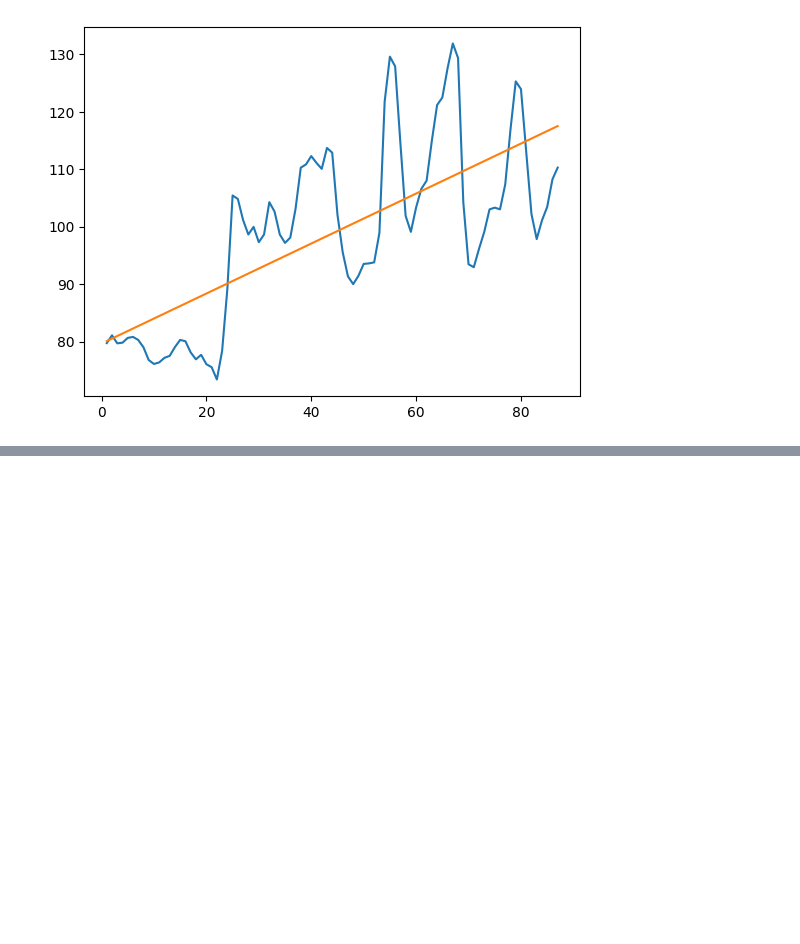
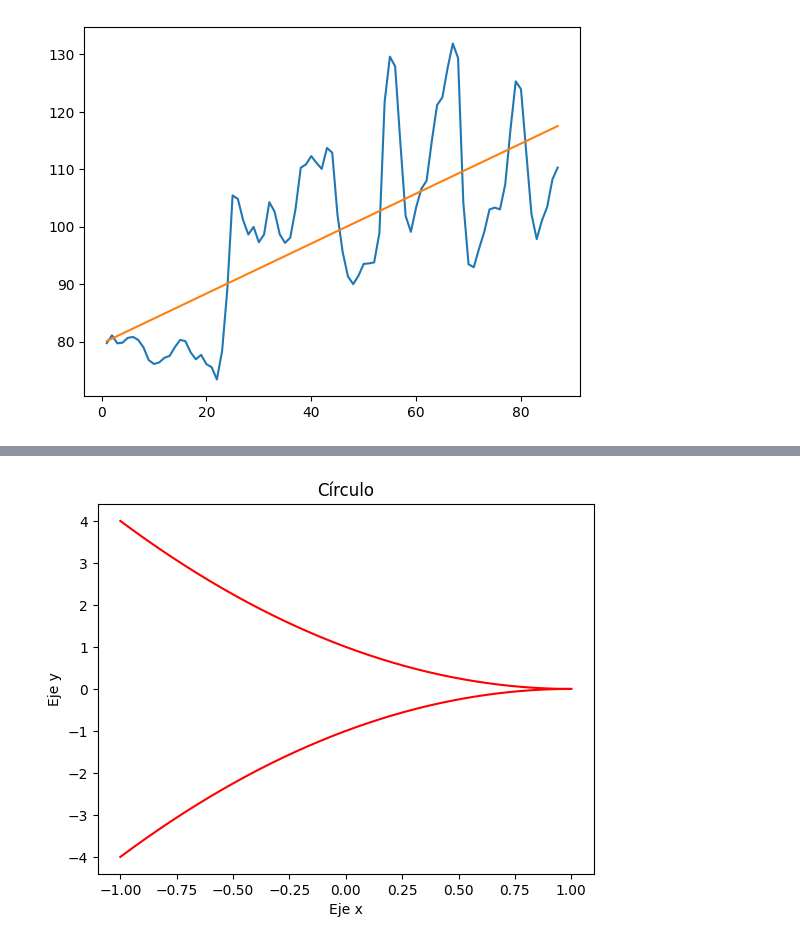
Before and after one commit to Maucho6340/2044-numpy-analisis-numerico-eficiente-con-python, a Jupyter notebook: Numpy.ipynb, the cells around one changed output, grey strips where cells are left out. Saved outputs shown, nothing was run; the diff lists cells and outputs as text; code cells hidden in the pictures; blank space fills up the shorter version.

```diff
--- a/Numpy.ipynb
+++ b/Numpy.ipynb
@@ -384,0 +443,25 @@ plt.plot(x_r,y_r)
+# %%
+# OPCIÓN C
+import numpy as np
+import matplotlib.pyplot as plt
+
+# Generar una secuencia de valores de x de -1 a 1
+x = np.arange(-1, 1, 0.0001)
+
+# Implementación de la fórmula
+y1 = np.power(1 - x, 2)
+y2 = -np.power(1 - x, 2)
+
+# Graficar el gráfico con las dos partes del círculo
+plt.plot(x, y1, 'r')
+plt.plot(x, y2, 'r' )
+
+# Agregar el título del gráfico y las etiquetas de los ejes x e y
+plt.title("Círculo")
+plt.xlabel("Eje x")
+plt.ylabel("Eje y")
+
+# Mostrar el gráfico
+plt.show()
+# %% [output]
+[figure, added]
```
Also changed, not shown: parts of 11 cells of this notebook.
